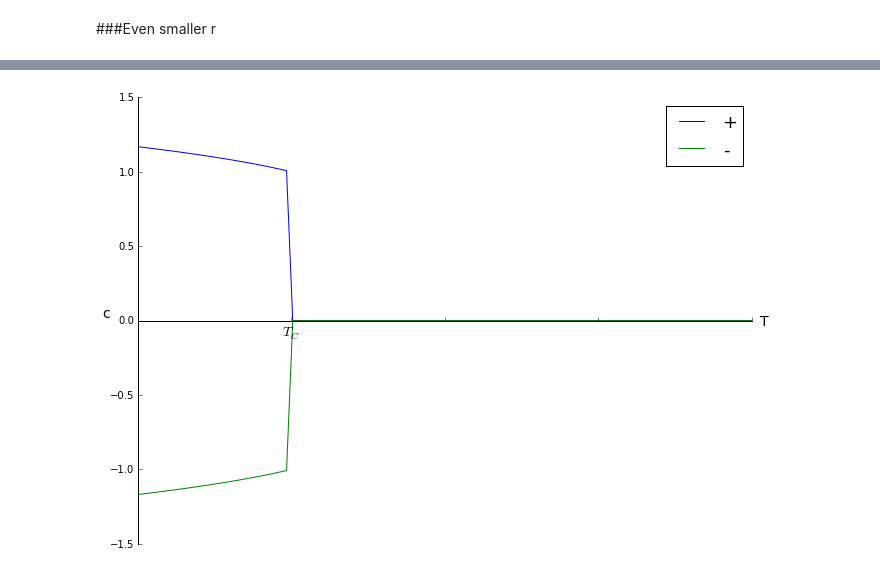
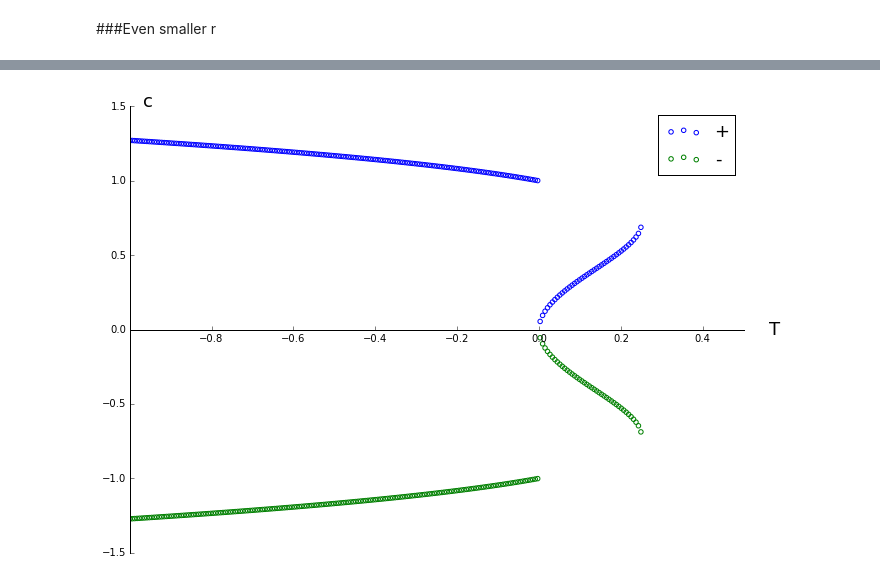
Before and after one commit to brettavedisian/Liquid-Crystals, a Jupyter notebook: SmAtoSmC.ipynb, the cells around one changed output, grey strips where cells are left out. Cells and saved outputs as stored; diff of their text form; code cells hidden in the pictures.

```diff
--- a/SmAtoSmC.ipynb
+++ b/SmAtoSmC.ipynb
@@ -121,0 +101,5 @@ f2.diff(c)
+# %%
+f2 = []
+for i in rr:
+    f2.append(f2_numpy(i,-1,1,T))
+f2 = np.array(f2)
@@ -121,0 +118,5 @@ f2.diff(c)
+# %%
+for i in range(rr.shape[0]):
+    for j in range(T.shape[0]):
+        if f2[i][j] == 0:
+            print(i)
@@ -225,24 +240,31 @@ yticks6[2].label1.set_visible(False);
 def c2(r, u, v):
     a = []
     for i in r:
-        if i < 0:
+        if (abs(u)-np.sqrt(abs(u)**2-4*i*abs(v)) > 0) and (np.sqrt(abs(u)**2-4*i*abs(v)) > 0):
+            a.append(np.sqrt((abs(u)-np.sqrt(abs(u)**2-4*i*abs(v)))/(2*abs(v))))
+        elif (abs(u)+np.sqrt(abs(u)**2-4*i*abs(v)) > 0) and (np.sqrt(abs(u)**2-4*i*abs(v)) > 0):
             a.append(np.sqrt((abs(u)+np.sqrt(abs(u)**2-4*i*abs(v)))/(2*abs(v))))
         else:
-            a.append(0)
+            a.append(np.NaN)
     return np.array(a)
+# %%
+s = np.linspace(-1,5,1000)
 # %%
 plt.figure(figsize=(11,8))
-plt.plot(x, c2(x-0.5,-1,1),label='+')
-plt.plot(x, -c2(x-0.5,-1,1),label='-')
-plt.xlabel('T',fontsize=14)
-plt.ylabel('c',fontsize=14,rotation='horizontal')
+plt.scatter(s, c2(s,-1,1),label='+',facecolors='none', edgecolors='b')
+plt.scatter(s, -c2(s,-1,1),label='-',facecolors='none', edgecolors='g')
+plt.xlabel('T',fontsize=18)
+plt.ylabel('c',fontsize=18,rotation='horizontal')
+plt.xlim(-1,0.5)
 plt.gca().spines['right'].set_color('none')
 plt.gca().spines['top'].set_color('none')
 plt.gca().spines['bottom'].set_position('zero')
 plt.gca().xaxis.set_ticks_position('bottom')
 plt.gca().yaxis.set_ticks_position('left')
 plt.legend(fontsize=18)
-plt.gca().xaxis.set_ticklabels(['', '$T_{C}$','','',''],fontsize=14)
-plt.gca().xaxis.set_label_coords(1.02,0.515);
+xticks7 = plt.gca().xaxis.get_major_ticks()
+xticks7[0].label1.set_visible(False)
+plt.gca().xaxis.set_label_coords(1.05,0.52)
+plt.gca().yaxis.set_label_coords(0.03,0.99);
 # %% [output]
-[figure, old version]
+[figure, new version]
```
Also changed, not shown: parts of 29 cells of this notebook.
